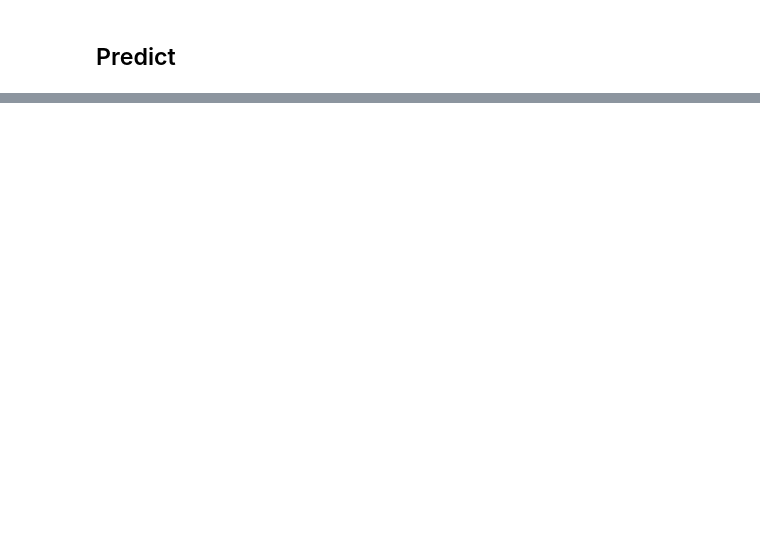
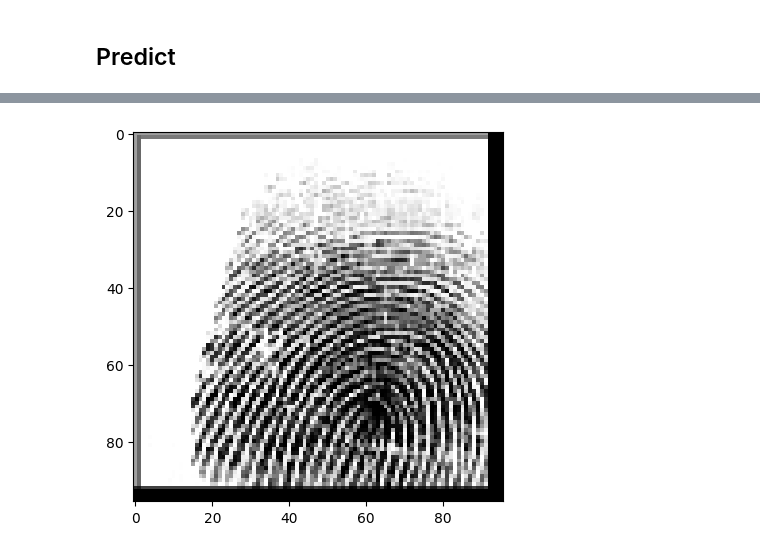
Before and after one commit to Kludi99/Fingerprints, a Jupyter notebook: MinutiaesRecognition.ipynb, the cells around one changed output, grey strips where cells are left out. Cells and saved outputs as stored; diff of their text form; code cells hidden in the pictures; blank space fills up the shorter version.

```diff
--- a/MinutiaesRecognition.ipynb
+++ b/MinutiaesRecognition.ipynb
@@ -609,0 +647,30 @@ else:
+# %%
+def show_fingername(fingernum):
+    if fingernum>=5:
+        fingername = "right "
+        fingernum -= 5
+    else: fingername = "left "
+    if fingernum==0:
+        fingername += "little"
+    elif fingernum==1:
+        fingername += "ring"
+    elif fingernum==2:
+        fingername += "middle"
+    elif fingernum==3:
+        fingername += "index"
+    else: fingername += "thumb"
+    return fingername
+
+# Randomly pick a fingerprint from test data to predict both its Id and fingername
+rand_fp_num = random.randint(0, X_test.shape[0]-1)
+plt.imshow(X_test[rand_fp_num].reshape((96, 96)), cmap ='gray')
+y_SubjectID_pred = model[0].predict(X_test)
+Id_pred = np.argmax(y_SubjectID_pred[rand_fp_num])
+Id_real = np.argmax(y_SubjectID_test[rand_fp_num])
+fingerNum_pred = np.argmax(y_fingerNum_pred[rand_fp_num])
+fingerNum_real = np.argmax(y_fingerNum_test[rand_fp_num])
+if Id_pred==Id_real and fingerNum_pred==fingerNum_real:
+    print("Infomation confirm! Fingerprint matches: person Id",Id_pred, show_fingername(fingerNum_pred))
+else:
+    print("Oops! Prediction is wrong!")
+# %% [output]
@@ -609,0 +679 @@ else:
+[figure, added]
```
Also changed, not shown: parts of 14 cells of this notebook.
